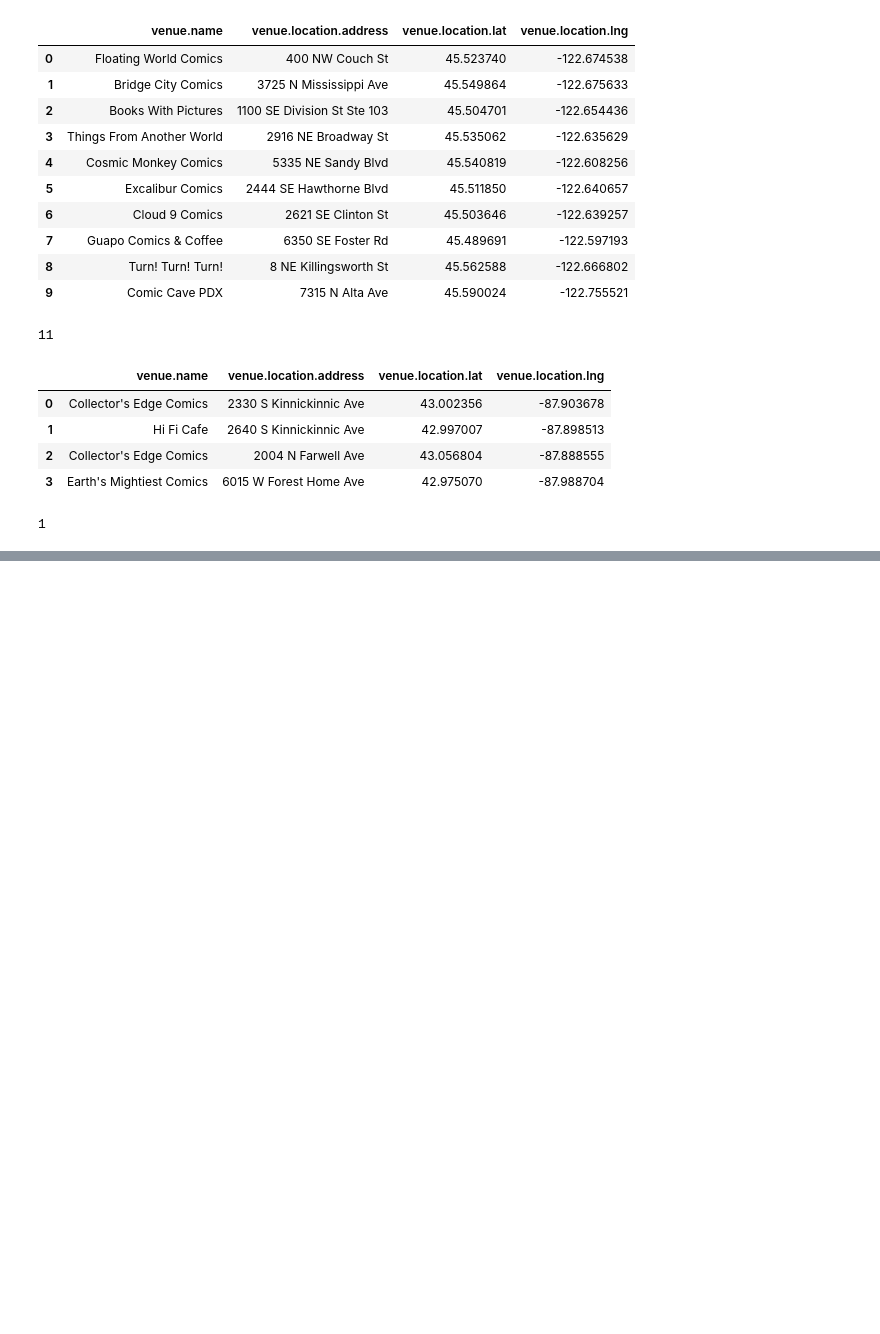
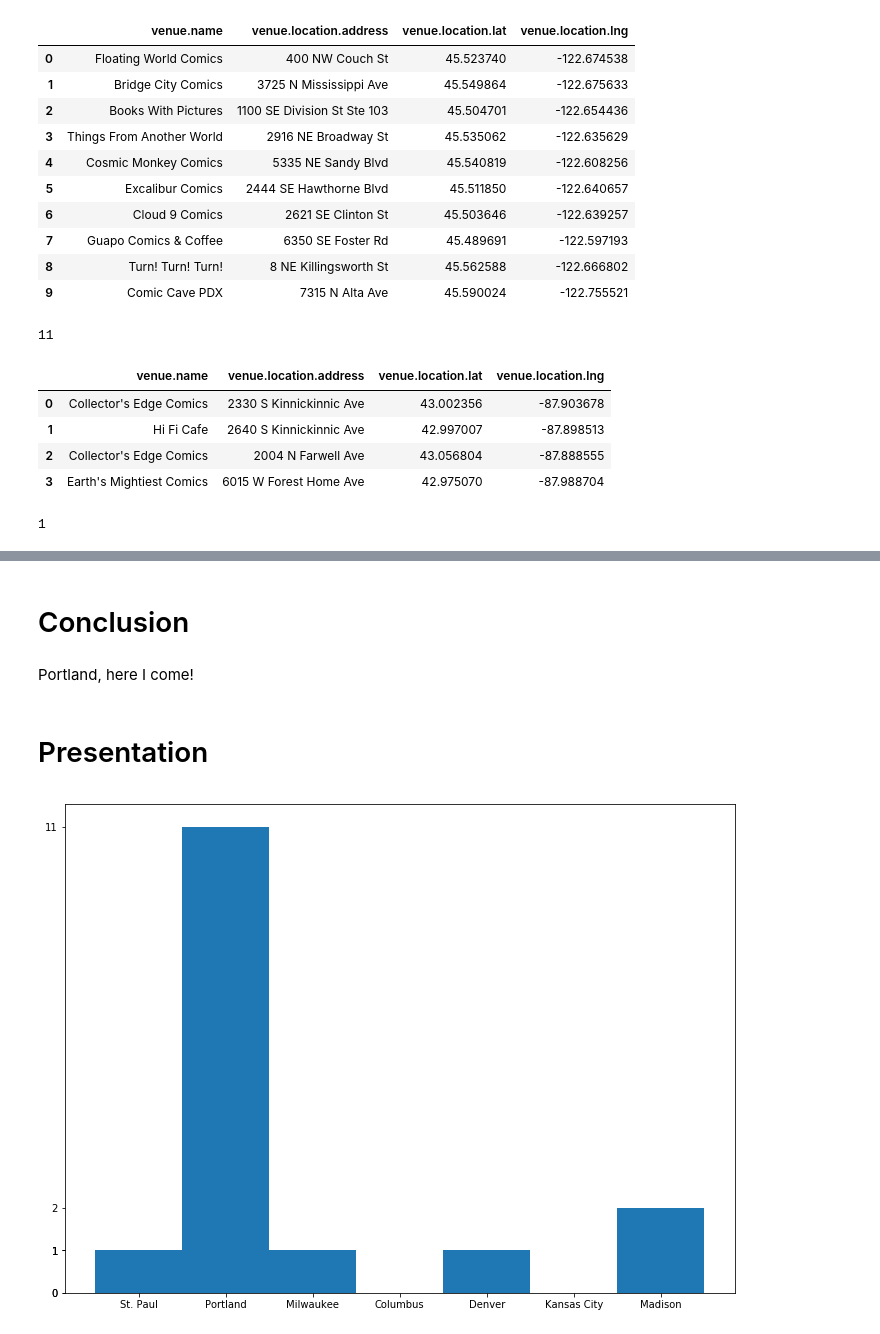
Before and after one commit to scummchild/coursera-capstone-project, a Jupyter notebook: Comic_Book_City_Comparison.ipynb, the cells around one changed output, grey strips where cells are left out. Drawn from its saved outputs; the diff is of its cells as text; code cells hidden in the pictures; blank space fills up the shorter version.

Commit message:
final draft for submission with presentation

```diff
--- a/Comic_Book_City_Comparison.ipynb
+++ b/Comic_Book_City_Comparison.ipynb
@@ -141,0 +221,25 @@ milwaukeeTens
+# %% [markdown]
+# Conclusion
+# %% [markdown]
+Portland, here I come!
+# %% [markdown]
+# Presentation
+# %%
+import numpy as np
+import matplotlib.pyplot as plt
+
+city_results=[('St. Paul',1),('Portland',11),('Milwaukee',1), ('Columbus', 0), ('Denver', 1), ('Kansas City', 0), ('Madison', 2)]
+fig_size = plt.rcParams["figure.figsize"]
+fig_size[0] = 12
+fig_size[1] = 9
+plt.rcParams["figure.figsize"] = fig_size
+labels, ys = zip(*city_results)
+xs = np.arange(len(labels))
+width = 1
+plt.bar(xs, ys, width, align='center')
+
+plt.xticks(xs, labels)
+plt.yticks(ys)
+plt.show()
+# %% [output]
+[figure, added]
```
Also changed, not shown: parts of 16 cells of this notebook.
